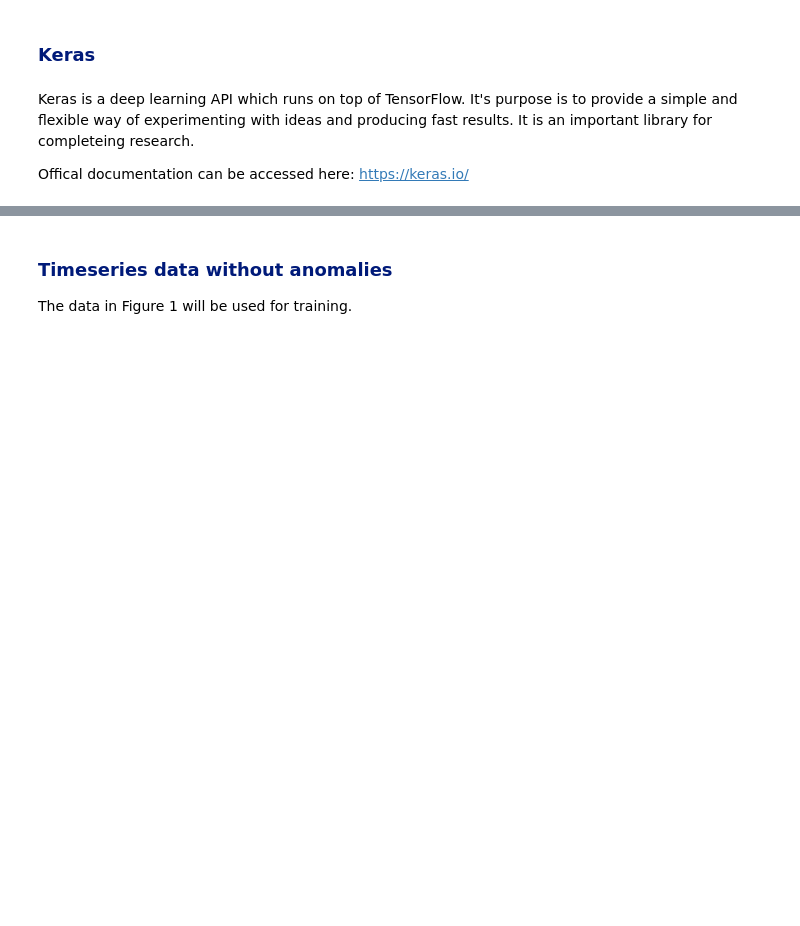
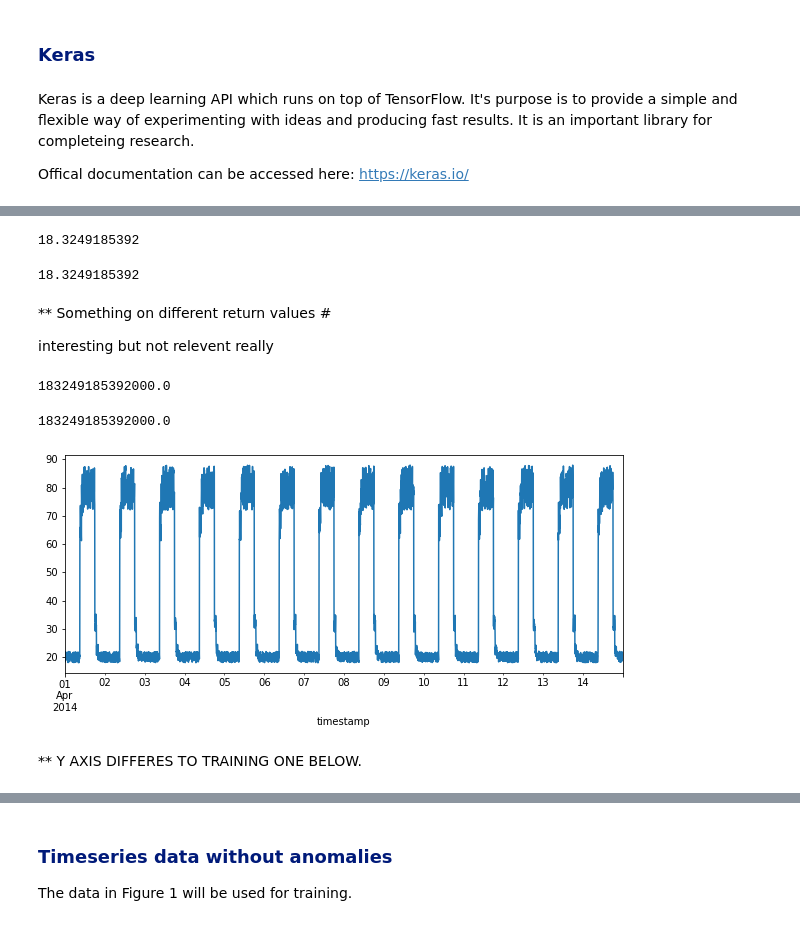
Before and after one commit to SarahMcN25/machine_stastics_assessment, a Jupyter notebook: anomaly-detection.ipynb, the cells around one changed output, grey strips where cells are left out. Saved outputs shown, nothing was run; the diff lists cells and outputs as text; code cells hidden in the pictures; blank space fills up the shorter version.

Commit message:
sorted intro and loading of data. added re-fractured code from Ians lectures

```diff
--- a/anomaly-detection.ipynb
+++ b/anomaly-detection.ipynb
@@ -123,0 +103,9 @@ timestamp
+# %%
+# Root of URLs.
+root_url = 'https://raw.githubusercontent.com/numenta/NAB/master/data/'
+
+# Data file without anomaly for training.
+no_anomaly_url = root_url + 'artificialNoAnomaly/art_daily_small_noise.csv'
+
+# Data file with anomaly for testing
+with_anomaly_url = root_url + 'artificialWithAnomaly/art_daily_jumpsup.csv'
@@ -123,0 +141,3 @@ timestamp
+# %%
+# For small noise
+df_small_noise = pd.read_csv(no_anomaly_url, parse_dates=True, index_col="timestamp")
@@ -123,0 +175,39 @@ timestamp
+# %%
+# Doesn't round it alll
+df_small_noise.iloc[0]['value']
+# %% [output]
+18.3249185392
+# %%
+# gives np array back
+df_small_noise.iloc[0].values[0]
+# %% [output]
+18.3249185392
+# %% [markdown]
+**
+Something on different return values #
+
+interesting but not relevent really
+# %%
+# Gives the closest value but still rounded
+df_small_noise.iloc[0].values[0] * 10e12
+# %% [output]
+183249185392000.0
+# %%
+# Gives the closest value but still rounded
+df_small_noise.iloc[0].values[0] * 10e12
+# %% [output]
+183249185392000.0
+# %%
+# Plot without anomalies.
+
+# plot the no_anomaly_url
+fig, ax = plt.subplots(figsize=(10,4))
+plt.title("Figure 1", size=16)
+# Use pandas to plot data frame.
+#ax = ax means it will create its own seet of axes if
+df_small_noise.plot(legend=False, ax=ax);
+# %% [output]
+[figure, added]
+# %% [markdown]
+**
+Y AXIS DIFFERES TO TRAINING ONE BELOW.
```
Also changed, not shown: parts of 37 cells of this notebook.
